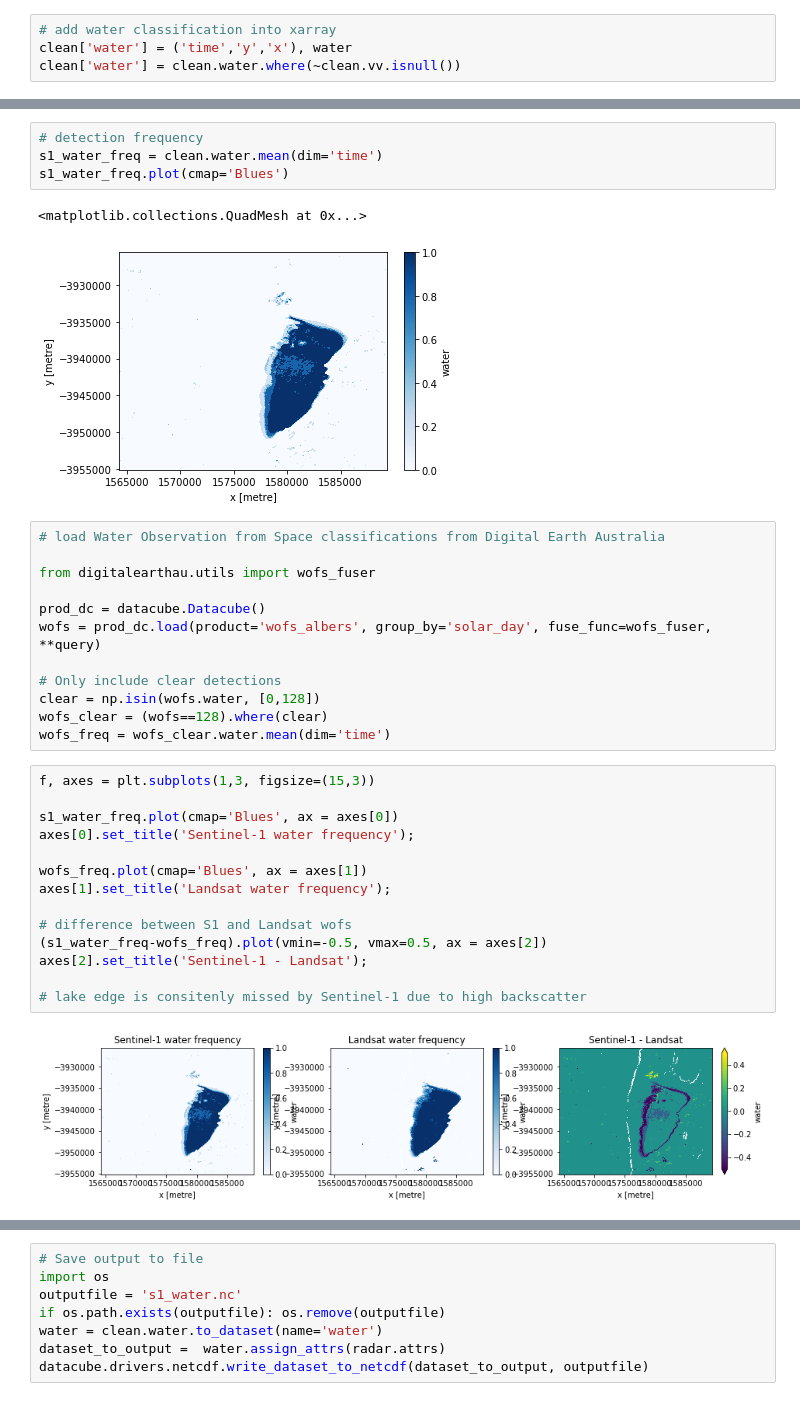
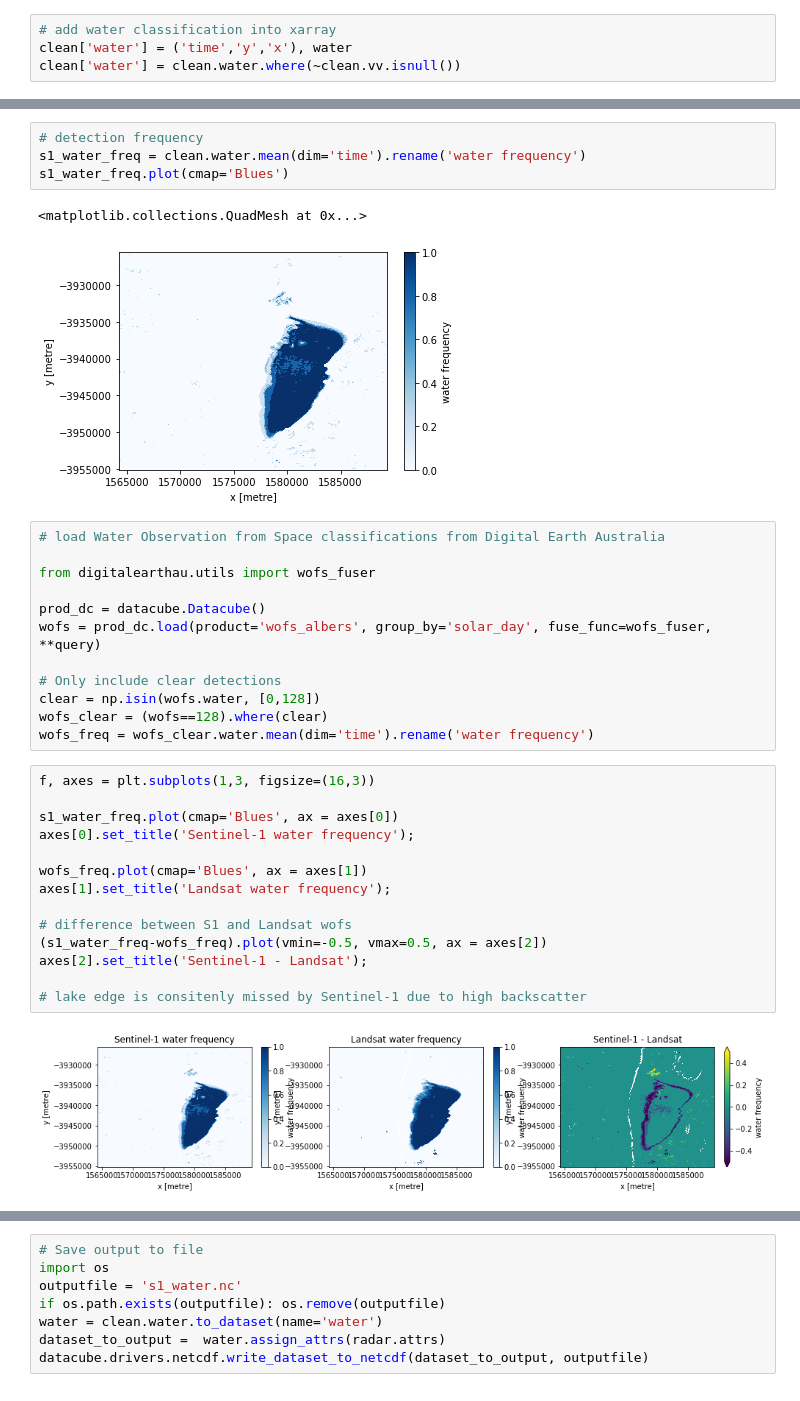
Before and after one commit to opendatacube/radar, a Jupyter notebook: example_applications/surface_water_extent/sentinel1_water_backsatter_thresholding.ipynb, the cells around one changed output, grey strips where cells are left out. Cells and saved outputs as stored; diff of their text form.

```diff
--- a/example_applications/surface_water_extent/sentinel1_water_backsatter_thresholding.ipynb
+++ b/example_applications/surface_water_extent/sentinel1_water_backsatter_thresholding.ipynb
@@ -264,10 +269,10 @@ clean['water'] = clean.water.where(~clean.vv.isnull())
 # %%
 # detection frequency
-s1_water_freq = clean.water.mean(dim='time')
+s1_water_freq = clean.water.mean(dim='time').rename('water frequency')
 s1_water_freq.plot(cmap='Blues')
 # %% [output]
 <matplotlib.collections.QuadMesh at 0x...>
-[figure, old version]
+[figure, new version]
 # %%
 # load Water Observation from Space classifications from Digital Earth Australia
 
@@ -279,20 +284,20 @@ wofs = prod_dc.load(product='wofs_albers', group_by='solar_day', fuse_func=wofs_
 # Only include clear detections
 clear = np.isin(wofs.water, [0,128])
 wofs_clear = (wofs==128).where(clear)
-wofs_freq = wofs_clear.water.mean(dim='time')
+wofs_freq = wofs_clear.water.mean(dim='time').rename('water frequency')
 # %%
-f, axes = plt.subplots(1,3, figsize=(15,3))
+f, axes = plt.subplots(1,3, figsize=(16,3))
 
 s1_water_freq.plot(cmap='Blues', ax = axes[0])
 axes[0].set_title('Sentinel-1 water frequency');
 
 wofs_freq.plot(cmap='Blues', ax = axes[1])
 axes[1].set_title('Landsat water frequency');
 
 # difference between S1 and Landsat wofs
 (s1_water_freq-wofs_freq).plot(vmin=-0.5, vmax=0.5, ax = axes[2])
 axes[2].set_title('Sentinel-1 - Landsat');
 
 # lake edge is consitenly missed by Sentinel-1 due to high backscatter
 # %% [output]
-[figure, old version]
+[figure, new version]
```
Also changed, not shown: parts of 10 cells of this notebook, 3 other files.
